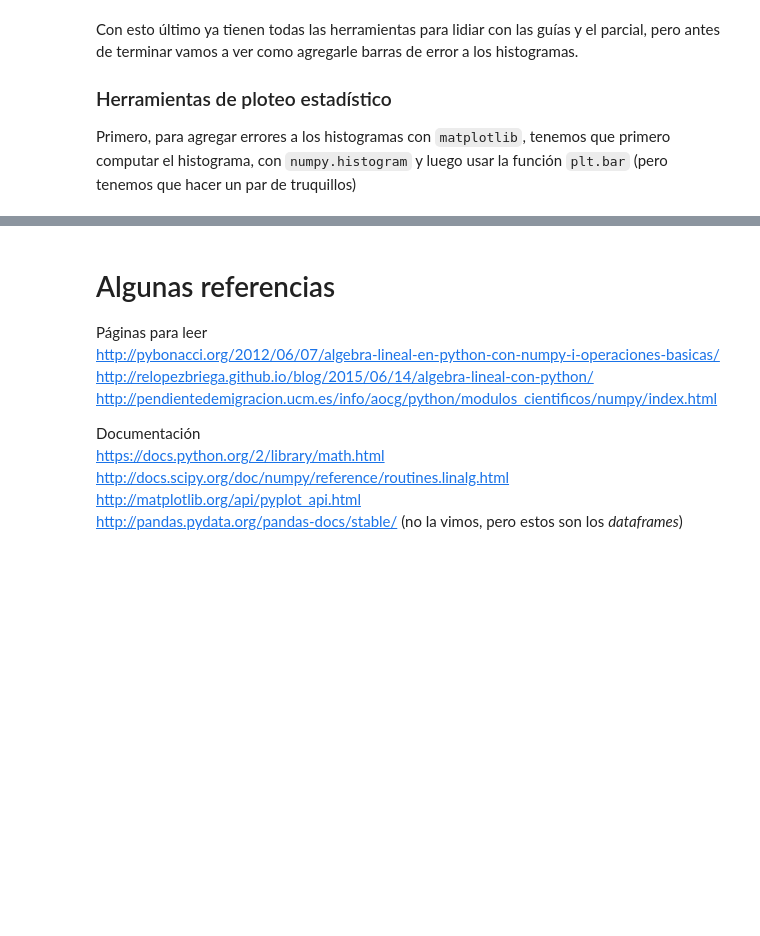
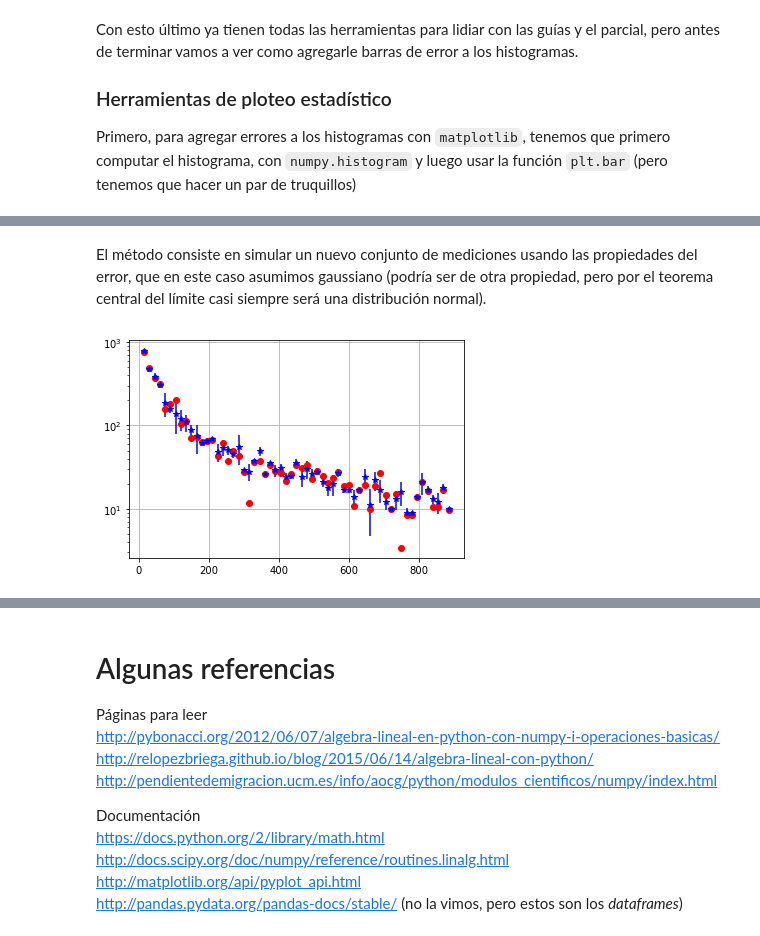
Before and after one commit to fifabsas/talleresfifabsas, a Jupyter notebook: python/Incertezas/numerico.ipynb, the cells around one changed output, grey strips where cells are left out. Saved outputs shown, nothing was run; the diff lists cells and outputs as text; code cells hidden in the pictures; blank space fills up the shorter version.

```diff
--- a/python/Incertezas/numerico.ipynb
+++ b/python/Incertezas/numerico.ipynb
@@ -402,0 +409,18 @@ plt.show()
+# %%
+# Volvemos a cargar los datos y los guardamos en x, y
+data = np.loadtxt("doble_exp.dat")
+
+x = data[:,0]
+y = data[:,1]
+error_y = data[:,2]
+# %% [markdown]
+El método consiste en simular un nuevo conjunto de mediciones usando las propiedades del error, que en este caso asumimos gaussiano (podría ser de otra propiedad, pero por el teorema central del límite casi siempre será una distribución normal).
+# %%
+#Creo al azar datos dentro del error de y con distribución gaussiana
+yp = y + np.random.randn(y.shape[0]) * error_y
+plt.plot(x, yp, 'ro')
+plt.yscale('log')
+plt.grid()
+plt.errorbar(x, y, yerr=error_y, fmt='b*');
+# %% [output]
+[figure, added]
```
Also changed, not shown: parts of 14 cells of this notebook.
